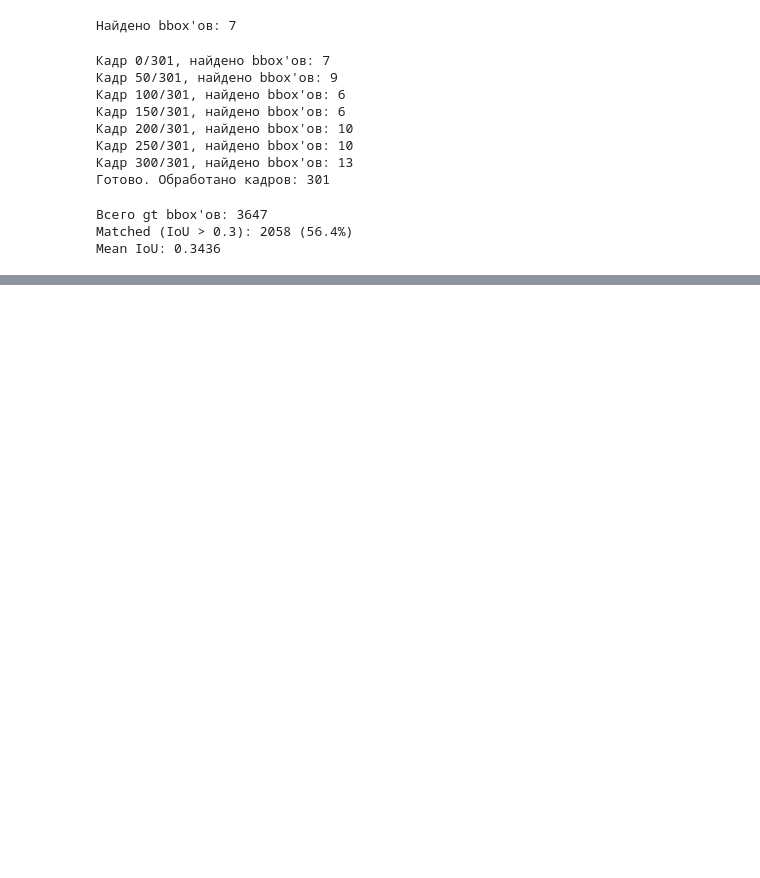
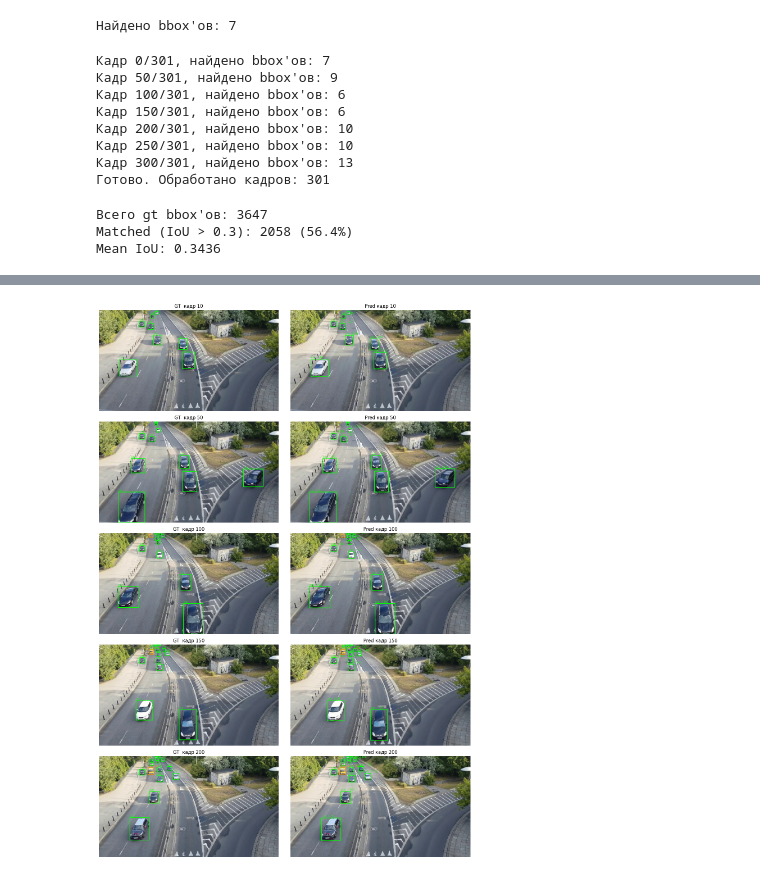
Before and after one commit to kat10n/Datascience_labs, a Jupyter notebook: Lab3/Lab3.ipynb, the cells around one changed output, grey strips where cells are left out. Cells and saved outputs as stored; diff of their text form; code cells hidden in the pictures; blank space fills up the shorter version.

```diff
--- a/Lab3/Lab3.ipynb
+++ b/Lab3/Lab3.ipynb
@@ -687,0 +957,20 @@ Epoch 01/20 | Train Loss: 0.4883 | Val Loss: 0.3867
+# %%
+model.load_state_dict(torch.load("best_model_2class.pth", map_location=device))
+model.eval()
+
+metric = MeanAveragePrecision(iou_type="bbox")
+
+with torch.no_grad():
+    for imgs, targets in test_loader:
+        imgs = [img.to(device) for img in imgs]
+        preds = model(imgs)
+
+        preds_cpu   = [{k: v.cpu() for k, v in p.items()} for p in preds]
+        targets_cpu = [{k: v.cpu() for k, v in t.items()} for t in targets]
+
+        metric.update(preds_cpu, targets_cpu)
+
+result = metric.compute()
+print(f"mAP       : {result['map'].item():.4f}")
+print(f"mAP@50    : {result['map_50'].item():.4f}")
+print(f"mAP@75    : {result['map_75'].item():.4f}")
@@ -687,0 +1010,44 @@ Epoch 01/20 | Train Loss: 0.4883 | Val Loss: 0.3867
+# %%
+model.load_state_dict(torch.load("best_model_2class.pth", map_location=device))
+model.eval()
+
+sample_ids = [10, 50, 100, 150, 200]  # можно выбрать любые
+fig, axes = plt.subplots(len(sample_ids), 2, figsize=(14, 4*len(sample_ids)))
+
+for row, frame_id in enumerate(sample_ids):
+    img = cv2.imread(f"frames_clean/{frame_id:05d}.jpg")
+    img = cv2.resize(img, (960, 540))
+    img_rgb = cv2.cvtColor(img, cv2.COLOR_BGR2RGB)
+    img_tensor = torch.tensor(img_rgb, dtype=torch.float32).permute(2,0,1) / 255.0
+
+    with torch.no_grad():
+        preds = model([img_tensor.to(device)])[0]
+
+    # GT
+    gt_img = img_rgb.copy()
+    for ann in gt_annotations.get(frame_id, []):
+        x, y, w, h = [int(v*0.5) for v in ann["bbox"]]
+        color = (0,255,0) if ann["label"]=="car" else (255,165,0)
+        cv2.rectangle(gt_img, (x,y), (x+w,y+h), color, 2)
+        cv2.putText(gt_img, ann["label"], (x,y-5), cv2.FONT_HERSHEY_SIMPLEX, 0.5, color, 1)
+
+    # Pred
+    pred_img = img_rgb.copy()
+    for box, score, label in zip(preds["boxes"], preds["scores"], preds["labels"]):
+        if score < 0.5:
+            continue
+        x1,y1,x2,y2 = [int(v) for v in box.tolist()]
+        color = (0,255,0) if label==1 else (255,165,0)
+        name = "car" if label==1 else "minivan"
+        cv2.rectangle(pred_img, (x1,y1), (x2,y2), color, 2)
+        cv2.putText(pred_img, f"{name} {score:.2f}", (x1,y1-5),
+                    cv2.FONT_HERSHEY_SIMPLEX, 0.5, color, 1)
+
+    axes[row,0].imshow(gt_img); axes[row,0].set_title(f"GT  кадр {frame_id}"); axes[row,0].axis("off")
+    axes[row,1].imshow(pred_img); axes[row,1].set_title(f"Pred кадр {frame_id}"); axes[row,1].axis("off")
+
+plt.tight_layout()
+plt.savefig("frame_examples.png")
+plt.show()
+# %% [output]
+[figure, added]
```
Also changed, not shown: parts of 37 cells of this notebook, 2 other files.
